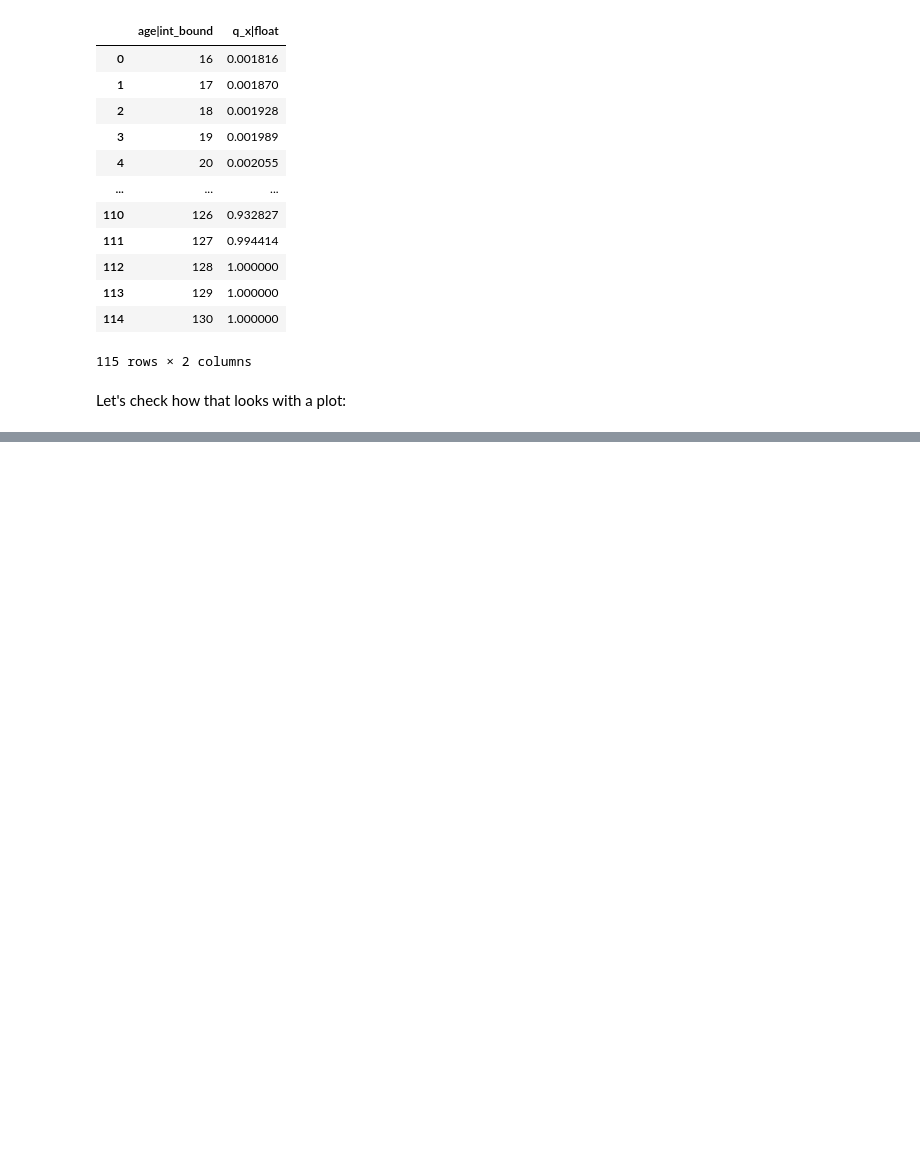
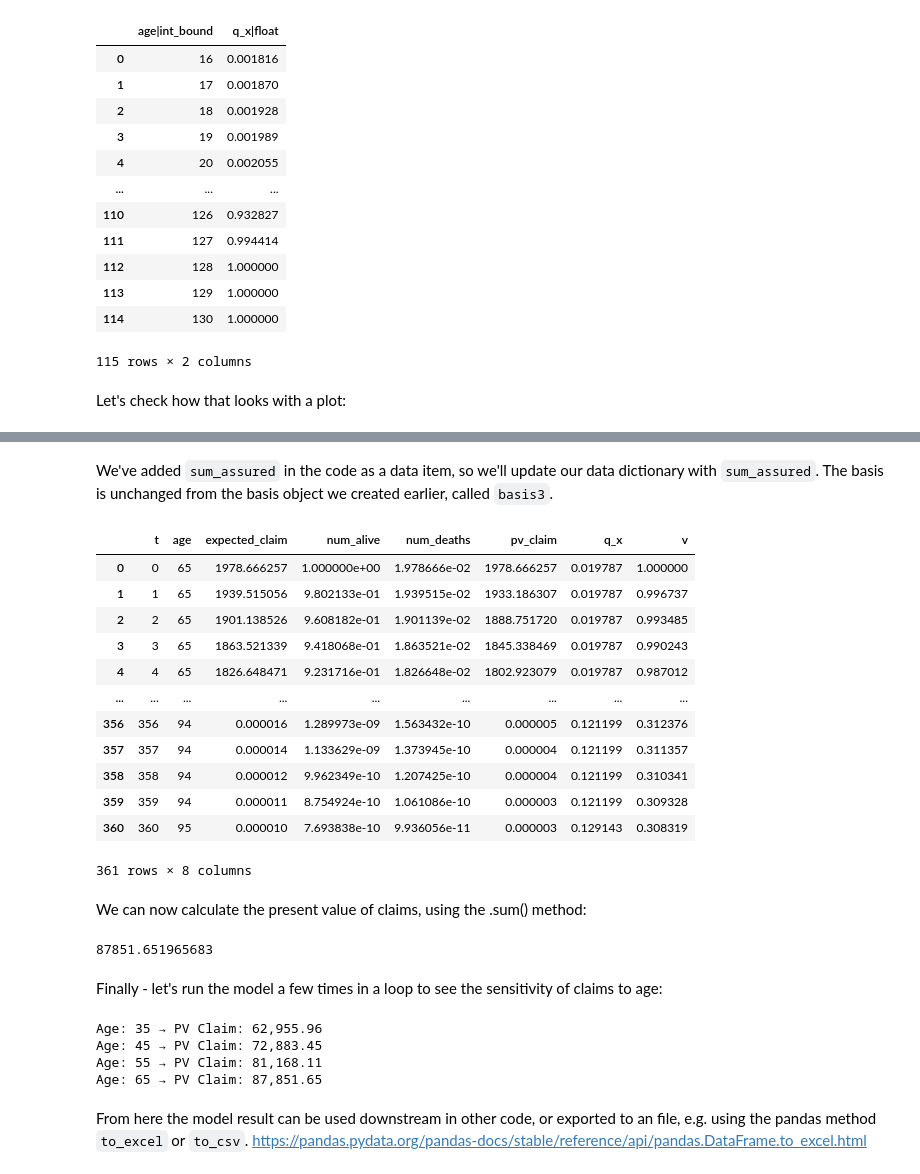
Before and after one commit to lewisfogden/heavylight, a Jupyter notebook: docs/getting_started/intro_to_heavylight.ipynb, the cells around one changed output, grey strips where cells are left out. Cells and saved outputs as stored; diff of their text form; code cells hidden in the pictures; blank space fills up the shorter version.

```diff
--- a/docs/getting_started/intro_to_heavylight.ipynb
+++ b/docs/getting_started/intro_to_heavylight.ipynb
@@ -253,0 +274,6 @@ df_mort.plot(x='age|int_bound', y='q_x|float')
+# %%
+class Basis:
+    def __init__(self, mort_table, disc_rate_pa):
+        self.mort_table = mort_table
+        self.disc_rate_pa = disc_rate_pa
+        self.disc_rate_pm = (1 + disc_rate_pa) ** (1/12) - 1
@@ -253,0 +413,43 @@ df_mort.plot(x='age|int_bound', y='q_x|float')
+# %% [markdown]
+We've added `sum_assured` in the code as a data item, so we'll update our data dictionary with `sum_assured`.  The basis is unchanged from the basis object we created earlier, called `basis3`.
+# %%
+data4 = dict(init_age = 65,
+             sum_assured = 100_000,
+             )
+
+model4 = Model4(data=data4, basis=basis3, proj_len = 361)
+model4.df
+# %% [output]
+|  | t | age | expected_claim | num_alive | num_deaths | pv_claim | q_x | v |
+| 0 | 0 | 65 | 1978.666257 | 1.000000e+00 | 1.978666e-02 | 1978.666257 | 0.019787 | 1.000000 |
+| 1 | 1 | 65 | 1939.515056 | 9.802133e-01 | 1.939515e-02 | 1933.186307 | 0.019787 | 0.996737 |
+| 2 | 2 | 65 | 1901.138526 | 9.608182e-01 | 1.901139e-02 | 1888.751720 | 0.019787 | 0.993485 |
+| 3 | 3 | 65 | 1863.521339 | 9.418068e-01 | 1.863521e-02 | 1845.338469 | 0.019787 | 0.990243 |
+| 4 | 4 | 65 | 1826.648471 | 9.231716e-01 | 1.826648e-02 | 1802.923079 | 0.019787 | 0.987012 |
+| ... | ... | ... | ... | ... | ... | ... | ... | ... |
+| 356 | 356 | 94 | 0.000016 | 1.289973e-09 | 1.563432e-10 | 0.000005 | 0.121199 | 0.312376 |
+| 357 | 357 | 94 | 0.000014 | 1.133629e-09 | 1.373945e-10 | 0.000004 | 0.121199 | 0.311357 |
+| 358 | 358 | 94 | 0.000012 | 9.962349e-10 | 1.207425e-10 | 0.000004 | 0.121199 | 0.310341 |
+| 359 | 359 | 94 | 0.000011 | 8.754924e-10 | 1.061086e-10 | 0.000003 | 0.121199 | 0.309328 |
+| 360 | 360 | 95 | 0.000010 | 7.693838e-10 | 9.936056e-11 | 0.000003 | 0.129143 | 0.308319 |
+361 rows × 8 columns
+# %% [markdown]
+We can now calculate the present value of claims, using the .sum() method:
+# %%
+model4.pv_claim.sum()
+# %% [output]
+87851.651965683
+# %% [markdown]
+Finally - let's run the model a few times in a loop to see the sensitivity of claims to age:
+# %%
+for age in [35, 45, 55, 65]:
+    proj_result = Model4(data=dict(init_age=age, sum_assured=100_000),basis=basis3, proj_len=361)
+    pv_claim = proj_result.pv_claim.sum()
+    print(f"Age: {age} → PV Claim: {pv_claim:0,.2f}")
+# %% [output]
+Age: 35 → PV Claim: 62,955.96
+Age: 45 → PV Claim: 72,883.45
+Age: 55 → PV Claim: 81,168.11
+Age: 65 → PV Claim: 87,851.65
+# %% [markdown]
+From here the model result can be used downstream in other code, or exported to an file, e.g. using the pandas method `to_excel` or `to_csv`. https://pandas.pydata.org/pandas-docs/stable/reference/api/pandas.DataFrame.to_excel.html
```
Also changed, not shown: parts of 27 cells of this notebook.
